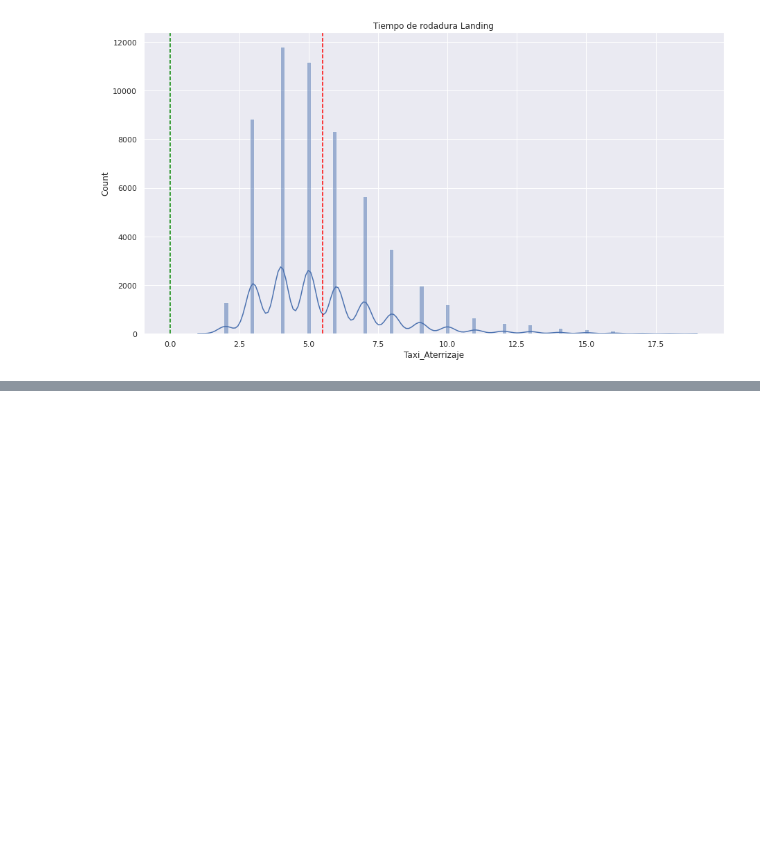
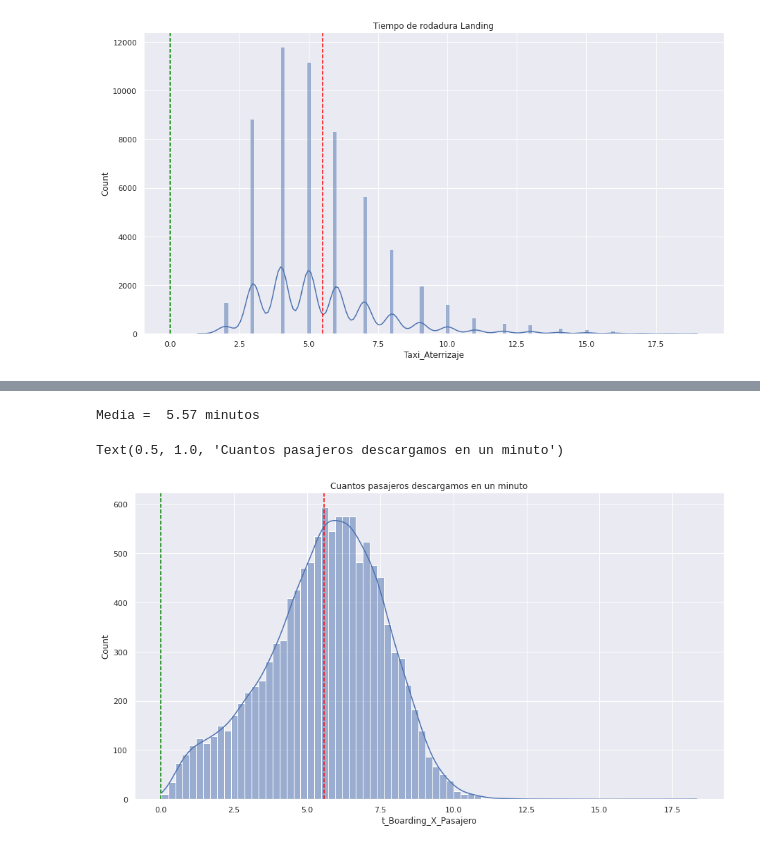
Before and after one commit to JMML2021/Analisis-Compa-ia-Aerea-Espa-ola, a Jupyter notebook: Calculo Vueling 2022 con codigos Rev F.ipynb, the cells around one changed output, grey strips where cells are left out. Drawn from its saved outputs; the diff is of its cells as text; code cells hidden in the pictures; blank space fills up the shorter version.

```diff
--- a/Calculo Vueling 2022 con codigos Rev F.ipynb
+++ b/Calculo Vueling 2022 con codigos Rev F.ipynb
@@ -564,6 +564,9 @@ ax.axvline(0, color="green", linestyle = '--')
 # creamos los LAGs
 # %%
 #Creamos los LAGs
+
+df= df.sort_values(['DATE', 'REG', 'STD'])
+
 
 df[f'lag_STD']= df['STD'].shift(periods=-1)
 #adecuarFechas('DATE', 'lag_STD')
@@ -1053,0 +1059,16 @@ Text(0.5, 1.0, 'Tiempo de rodadura Landing')
+# %%
+# Estudio la cantidad de tiempo que tardamos en vaciar y llenar un avion.
+
+dfEliminarOutliers= ((df['REG'] == df['lag_REG']))
+
+df3 = df[dfEliminarOutliers]
+df3['Total_Pasajeros_Boarding']= df3['ACT PAX'] +df3['lag_ACT PAX']
+
+df3['t_Boarding_X_Pasajero'] = round((df3['Total_Pasajeros_Boarding']/ df3['T_RealTierra1']),2)
+
+df3[4:10][['REG',
+           'lag_REG',
+           'Total_Pasajeros_Boarding',
+           'ACT PAX', 'lag_ACT PAX',
+           't_Boarding_X_Pasajero',
+           'T_Medio_Boarding']]
@@ -1053,0 +1092,21 @@ Text(0.5, 1.0, 'Tiempo de rodadura Landing')
+# %%
+# Taxi Aterrizaje
+dfEliminarOutliers= ((df3['t_Boarding_X_Pasajero'] <20) &
+                     (df3['t_Boarding_X_Pasajero'] >-10) &
+                     (df3['Secuencia'] ==1))
+
+df3 = df3[dfEliminarOutliers]
+variableHistograma = 't_Boarding_X_Pasajero'
+ax = sns.histplot(data= df3.t_Boarding_X_Pasajero, kde= True)
+print()
+print('Media = ', round(df3[variableHistograma].mean(),2), 'minutos')
+
+media = round(df3[variableHistograma].mean(),2)
+
+ax.axvline(media, color="red", linestyle = '--', label="ooas")       # Linea 0 verde
+ax.axvline(0, color="green", linestyle = '--')
+ax.set_title('Cuantos pasajeros descargamos en un minuto')
+# %% [output]
+Media =  5.57 minutos
+Text(0.5, 1.0, 'Cuantos pasajeros descargamos en un minuto')
+[figure, added]
```
Also changed, not shown: parts of 20 cells of this notebook.
